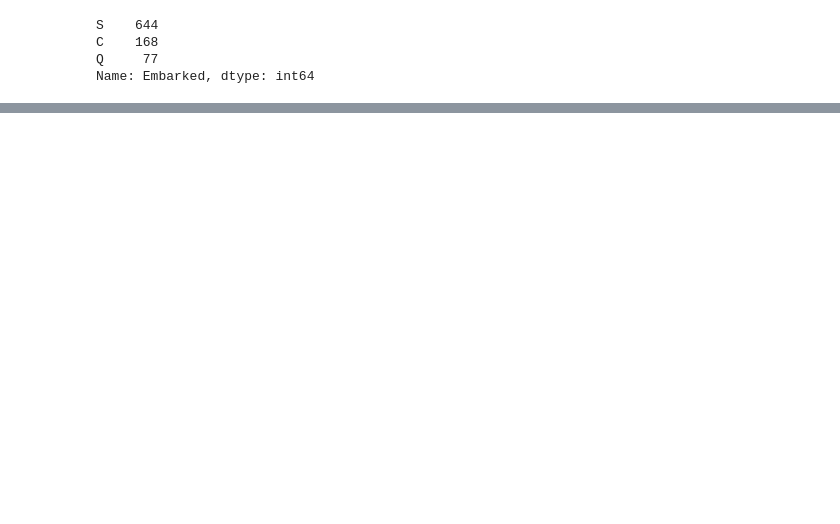
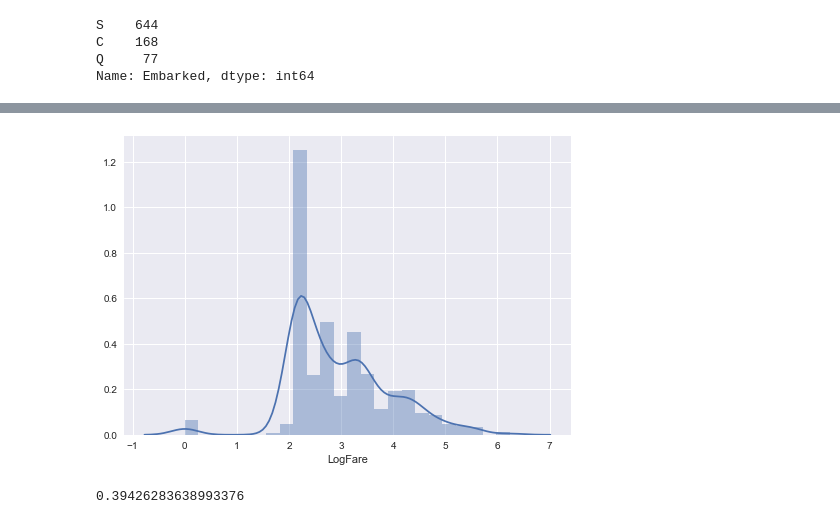
Before and after one commit to klin90/titanic, a Jupyter notebook: Explore.ipynb, the cells around one changed output, grey strips where cells are left out. Drawn from its saved outputs; the diff is of its cells as text; code cells hidden in the pictures; blank space fills up the shorter version.

```diff
--- a/Explore.ipynb
+++ b/Explore.ipynb
@@ -44,0 +50,9 @@ train[train['Embarked'].isnull()]
+# %%
+train['LogFare'] = train['Fare'].add(1).apply(np.log)
+plt.figure(2)
+sns.distplot(train['LogFare'])
+plt.show()
+skew(train['LogFare'])
+# %% [output]
+[figure, added]
+0.39426283638993376
```
Also changed, not shown: parts of 10 cells of this notebook, 5 other files.
